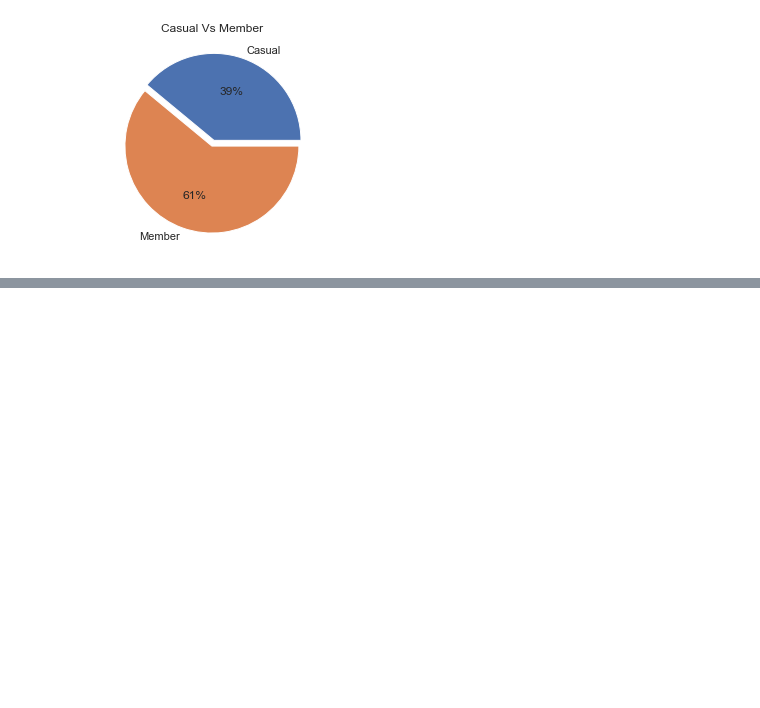
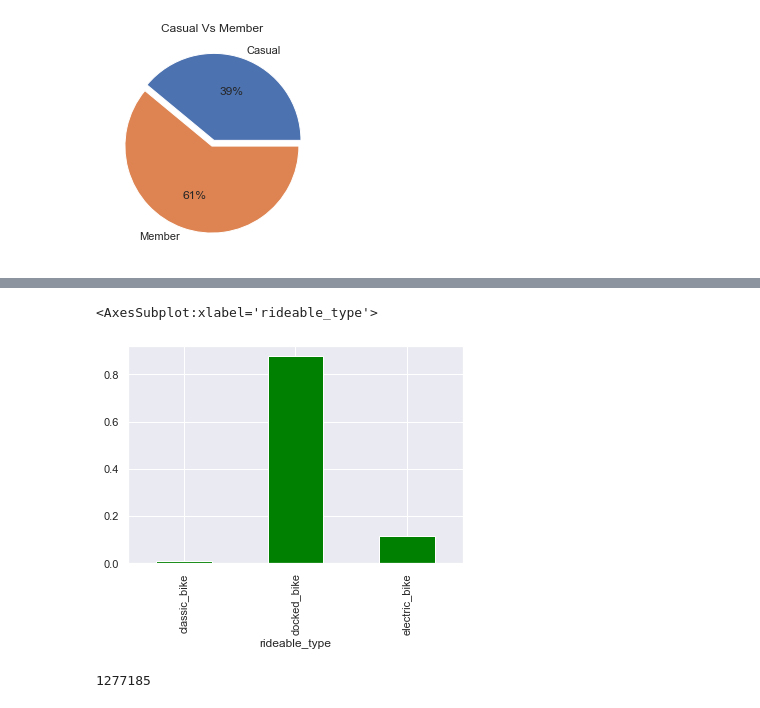
Before and after one commit to SABRIOUS/Google_Data_Analysis_Capstone, a Jupyter notebook: test_bkies.ipynb, the cells around one changed output, grey strips where cells are left out. Drawn from its saved outputs; the diff is of its cells as text; code cells hidden in the pictures; blank space fills up the shorter version.

```diff
--- a/test_bkies.ipynb
+++ b/test_bkies.ipynb
@@ -178,0 +193,4 @@ plt.show()
+# %%
+# let's a slice for member and casual
+df_casual = df_bikes_2020[df_bikes_2020['member_casual']=='casual'].copy()
+df_member = df_bikes_2020[df_bikes_2020['member_casual']=='member'].copy()
@@ -179,2 +206,11 @@ plt.show()
+# %%
+(df_casual.groupby('rideable_type')['ride_length'].count() / df_casual.shape[0]).plot(kind='bar',color='green')
+# %% [output]
+<AxesSubplot:xlabel='rideable_type'>
+[figure, added]
+# %%
+11260 + 1120474 + 145451
+# %% [output]
+1277185
 # %%
 # %% [output]
```
Also changed, not shown: parts of 5 cells of this notebook.
